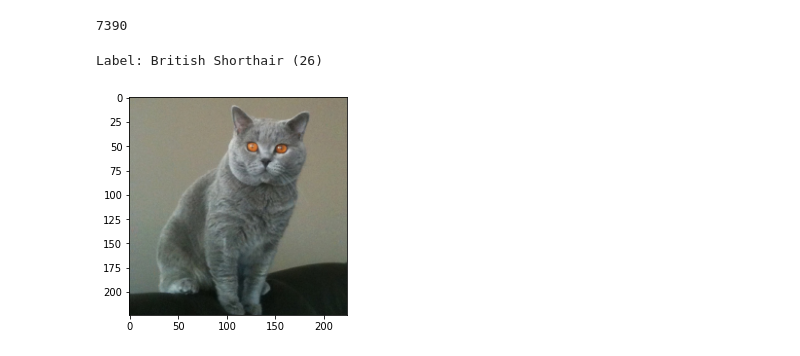
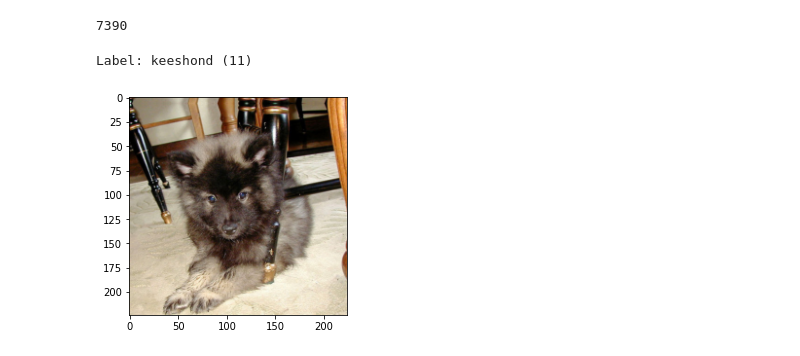
Before and after one commit to tasyaa04/datascience, a Jupyter notebook: PetBreed.ipynb, the cells around one changed output. Cells and saved outputs as stored; diff of their text form; code cells hidden in the pictures.

```diff
--- a/PetBreed.ipynb
+++ b/PetBreed.ipynb
@@ -150,10 +150,10 @@ def show_image(img_tensor, label):
     img_tensor = denormalize(img_tensor, *imagenet_stats)[0].permute((1, 2, 0))
     plt.imshow(img_tensor)
 # %%
-show_image(*dataset[60])
+show_image(*dataset[2])
 # %% [output]
-Label: British Shorthair (26)
+Label: keeshond (11)
-[figure, old version]
+[figure, new version]
 # %%
 from torch.utils.data import random_split
 from torch.utils.data import DataLoader
```
Also changed, not shown: parts of 5 cells of this notebook.
